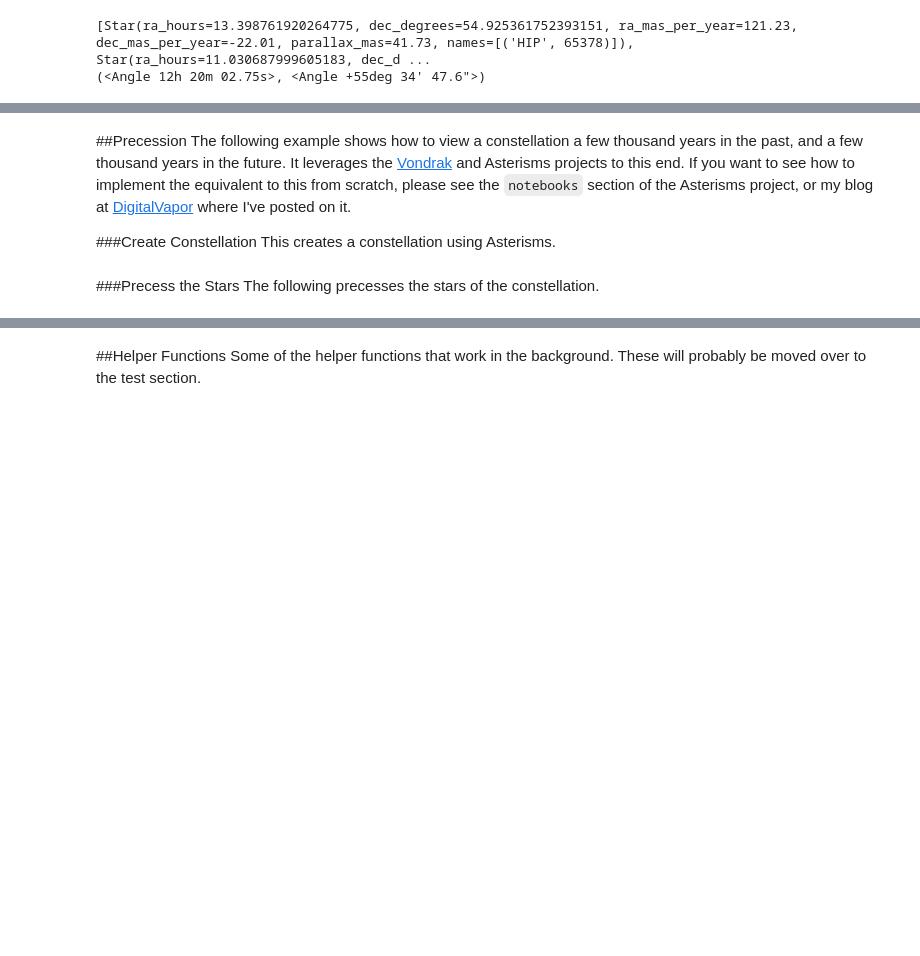
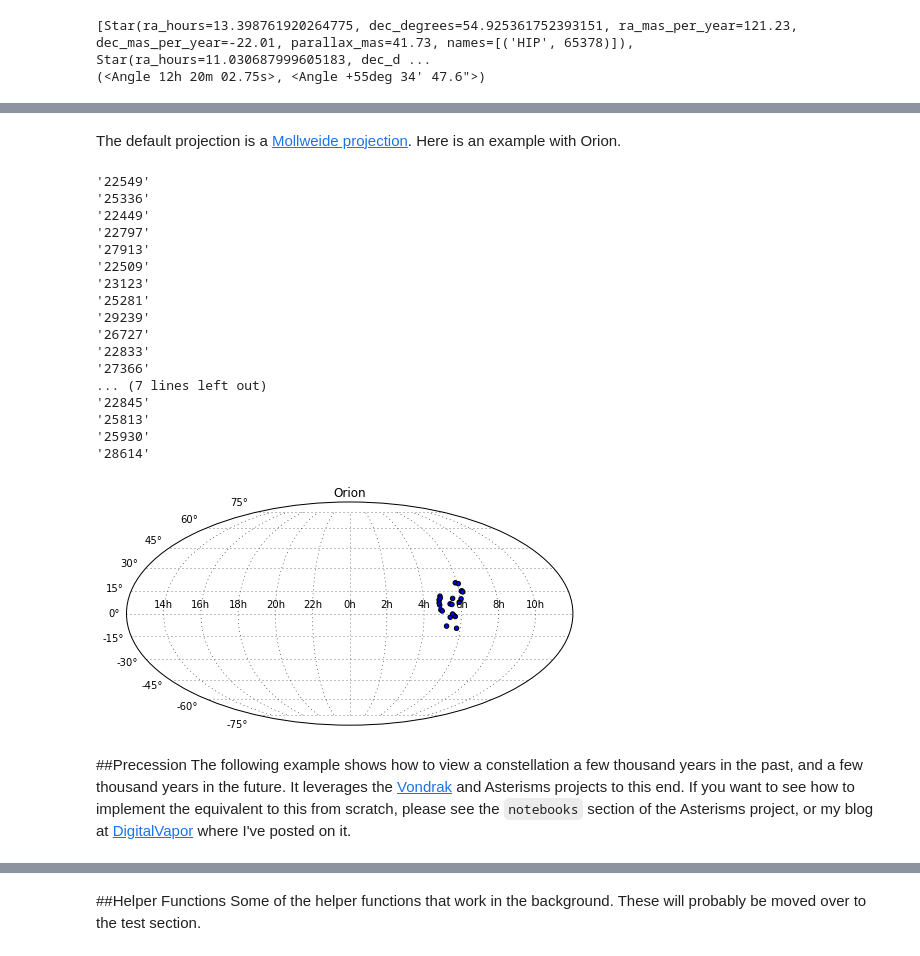
Before and after one commit to dreamalligator/asterisms, a Jupyter notebook: asterisms/docs/examples.ipynb, the cells around one changed output, grey strips where cells are left out. Drawn from its saved outputs; the diff is of its cells as text; code cells hidden in the pictures; blank space fills up the shorter version.

```diff
--- a/asterisms/docs/examples.ipynb
+++ b/asterisms/docs/examples.ipynb
@@ -122,12 +146,31 @@ print(uma.center)
+# %% [markdown]
+The default projection is a [Mollweide projection](https://en.wikipedia.org/wiki/Mollweide_projection). Here is an example with Orion.
+# %%
+orion_segs = '26727 26311 26311 25930 28691 29426 29426 29038 29038 27913 27913 28691 29239 28614 28614 27989 27989 26727 26727 27366 24436 25281 25281 25930 25930 25336 25336 25813 25813 26207 25813 27989 25336 22449 22449 22549 22549 22797 22797 23123 22449 22509 22509 22845 22845 22833'
+ori = a.Constellation(name='Orion',name_alt='The Hunter',abbrev='ORI',segs=orion_segs)
+ori.plot()
+# %% [output]
+'22549'
+'25336'
+'22449'
+'22797'
+'27913'
+'22509'
+'23123'
+'25281'
+'29239'
+'26727'
+'22833'
+'27366'
+... (7 lines left out)
+'22845'
+'25813'
+'25930'
+'28614'
+[figure, added]
 # %% [markdown]
 ##Precession
 The following example shows how to view a constellation a few thousand years in the past, and a few thousand years in the future. It leverages the [Vondrak](https://digitalvapor.github.io/vondrak/) and Asterisms projects to this end. If you want to see how to implement the equivalent to this from scratch, please see the `notebooks` section of the Asterisms project, or my blog at [DigitalVapor](http://antivapor.net) where I've posted on it.
-
-###Create Constellation
-This creates a constellation using Asterisms.
-# %% [markdown]
-###Precess the Stars
-The following precesses the stars of the constellation.
 # %%
 import vondrak as v
 print('using Vondrak version %s' % v.__version__)
```
Also changed, not shown: parts of 7 cells of this notebook, 6 other files.
